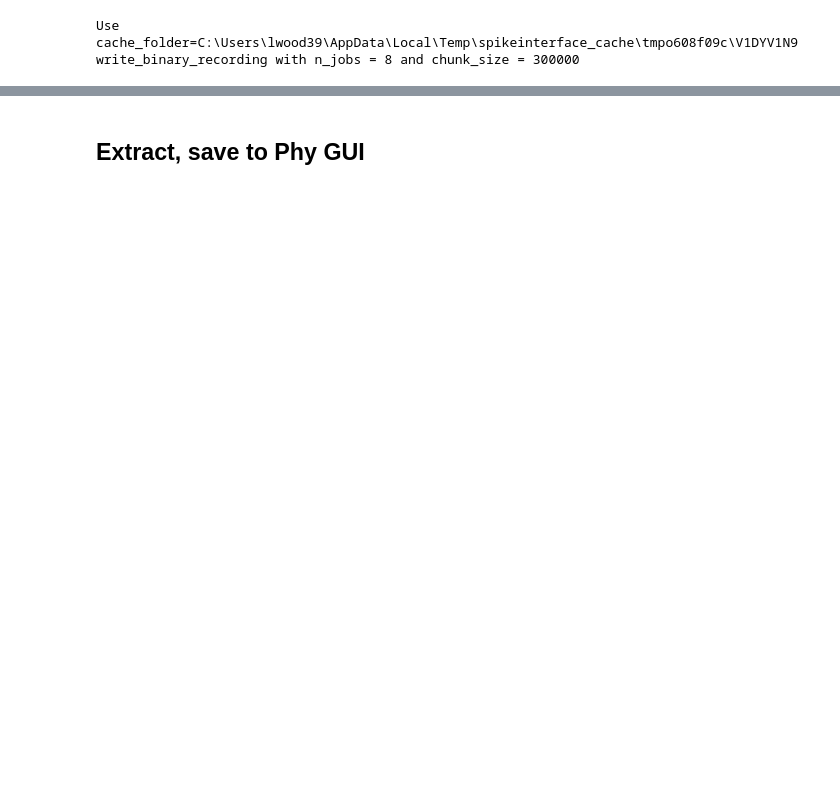
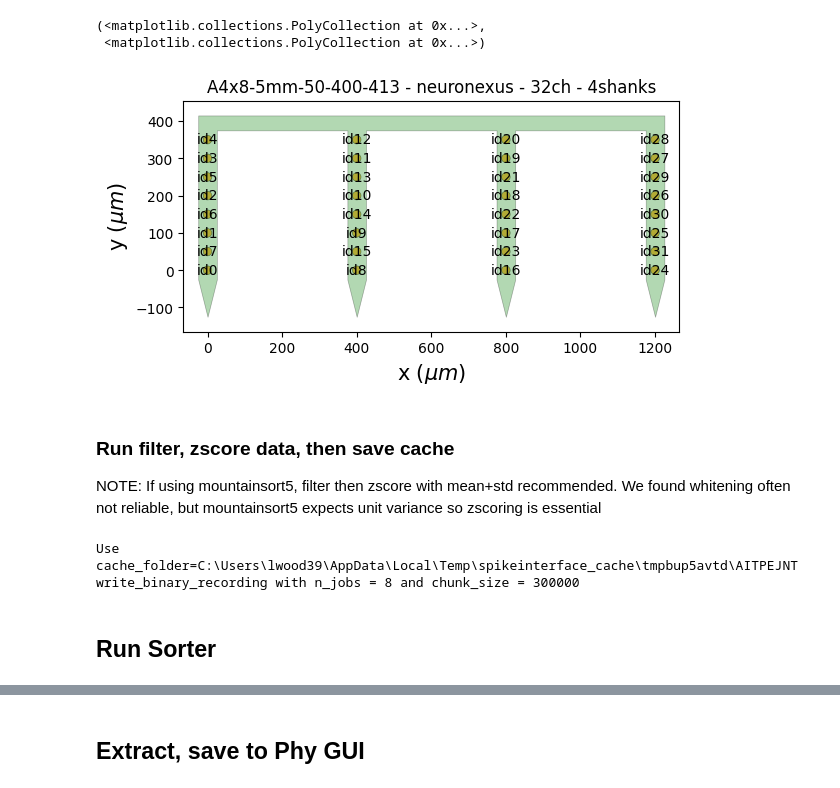
Before and after one commit to LeoJW/AutoSpikeSort, a Jupyter notebook: RunSpikeinterface.ipynb, the cells around one changed output, grey strips where cells are left out. Drawn from its saved outputs; the diff is of its cells as text; code cells hidden in the pictures; blank space fills up the shorter version.

Commit message:
probe files on naming scheme that matches neuronexus, added 4 shank probe

```diff
--- a/RunSpikeinterface.ipynb
+++ b/RunSpikeinterface.ipynb
@@ -22,24 +22,21 @@ from pathlib import Path
 from IPython.display import Audio
 # %%
 ## If reading series of intan recordings
-# rec_name = '20220431_poke3_230421_155633'
-# path_to_folder = os.normpath('C:/Users/lwood39/Documents/VNCMP/2023-05-20/' + rec_name)
-path_to_folder = os.path.normpath(r'C:\Users\lwood39\Documents\VNCMP\2023-05-25\poke2_230525_123745')
-dircontents = os.listdir(path_to_folder)
-file_names = [x for x in dircontents if '.rhd' in x]
-recording_list = []
-for file in file_names:
-    path_to_file = os.path.join(path_to_folder, file)
-    recording_list.append(se.IntanRecordingExtractor(path_to_file, stream_id='0'))
-recording = si.concatenate_recordings(recording_list)
-display(recording)
+# path_to_folder = os.path.normpath(r'C:\Users\lwood39\Documents\VNCMP\2024-06-03_13-52-03')
+# dircontents = os.listdir(path_to_folder)
+# file_names = [x for x in dircontents if '.rhd' in x]
+# recording_list = []
+# for file in file_names:
+#     path_to_file = os.path.join(path_to_folder, file)
+#     recording_list.append(se.IntanRecordingExtractor(path_to_file, stream_id='0'))
+# recording = si.concatenate_recordings(recording_list)
+# display(recording)
 
 # rec_name = 'C:/Users/lwood39/Documents/VNCMP/2023-05-25-01/poke2_230525_160704'
 # recording = se.IntanRecordingExtractor(rec_name, stream_id='0')
 # recording = recording.frame_slice(start_frame=0, end_frame=int(231*30000))
 
-# ## If reading open ephys recording session
-# path_to_folder = Path('G:/SponbergLab/Data/Leo_2023-03-29_15-03-40/Record Node 103/experiment1')
-# # path_to_folder = Path('G:/VNCMP/20230308/2023-03-08_13-08-30/Record Node 104')
-# recording = se.read_openephys(path_to_folder, block_index=0, stream_id='0')
-# recording = si.SelectSegmentRecording(recording, 0)
+## If reading open ephys recording session
+path_to_folder = Path('C:/Users/lwood39/Documents/VNCMP/2024-06-03_13-52-03/Record Node 103/')
+recording = se.read_openephys(path_to_folder, block_index=0, stream_id='0')
+recording = si.SelectSegmentRecording(recording, 0)
@@ -69,6 +53,0 @@ ConcatenateSegmentRecording: 32 channels - 30.0kHz - 1 segments - 18,002,688 sam
-# %%
-recording = recording.frame_slice(start_frame=int(204*30000), end_frame=None)
-# %%
-remove_channels = ['18', '29', '13', '30', '2', '3', '25', '6', '21', '31', '12', '28', '1', '17', '15', '5', '23', '7', '27', '16', '11']
-recording = recording.channel_slice(channel_ids=[x for x in recording.get_channel_ids() if x not in remove_channels])
-pi.plotting.plot_probe(recording.get_probe())
@@ -80,9 +54,26 @@ pi.plotting.plot_probe(recording.get_probe())
+# %%
+probe = pi.read_probeinterface('A4x8-5mm-50-400-413_A32.json')
+recording.set_probegroup(probe)
+recording.set_probe(probe.probes[0], in_place=True)
+plot_probe(probe.probes[0], with_contact_id=True, with_device_index=False)
+# plot_probe(probe, with_contact_id=True, with_device_index=True)
+# %% [output]
+(<matplotlib.collections.PolyCollection at 0x...>,
+ <matplotlib.collections.PolyCollection at 0x...>)
+[figure, added]
+# %% [markdown]
+### Run filter, zscore data, then save cache
+
+NOTE: If using mountainsort5, filter then zscore with mean+std recommended.
+We found whitening often not reliable, but mountainsort5 expects unit variance so zscoring is essential
 # %%
 recording_filter = spre.bandpass_filter(recording, freq_min=300, freq_max=5000)
 recording_zscore = spre.zscore(recording_filter, mode='mean+std')
 recording_cache_preprocessed = recording_zscore.save(format='binary', n_jobs=8, chunk_duration='10s')
 # %% [output]
-Use cache_folder=C:\Users\lwood39\AppData\Local\Temp\spikeinterface_cache\tmpo608f09c\V1DYV1N9
+Use cache_folder=C:\Users\lwood39\AppData\Local\Temp\spikeinterface_cache\tmpbup5avtd\AITPEJNT
 write_binary_recording with n_jobs = 8 and chunk_size = 300000
+# %% [markdown]
+## Run Sorter
 # %%
 si.available_sorters()
```
Also changed, not shown: parts of 22 cells of this notebook, 3 other files.
